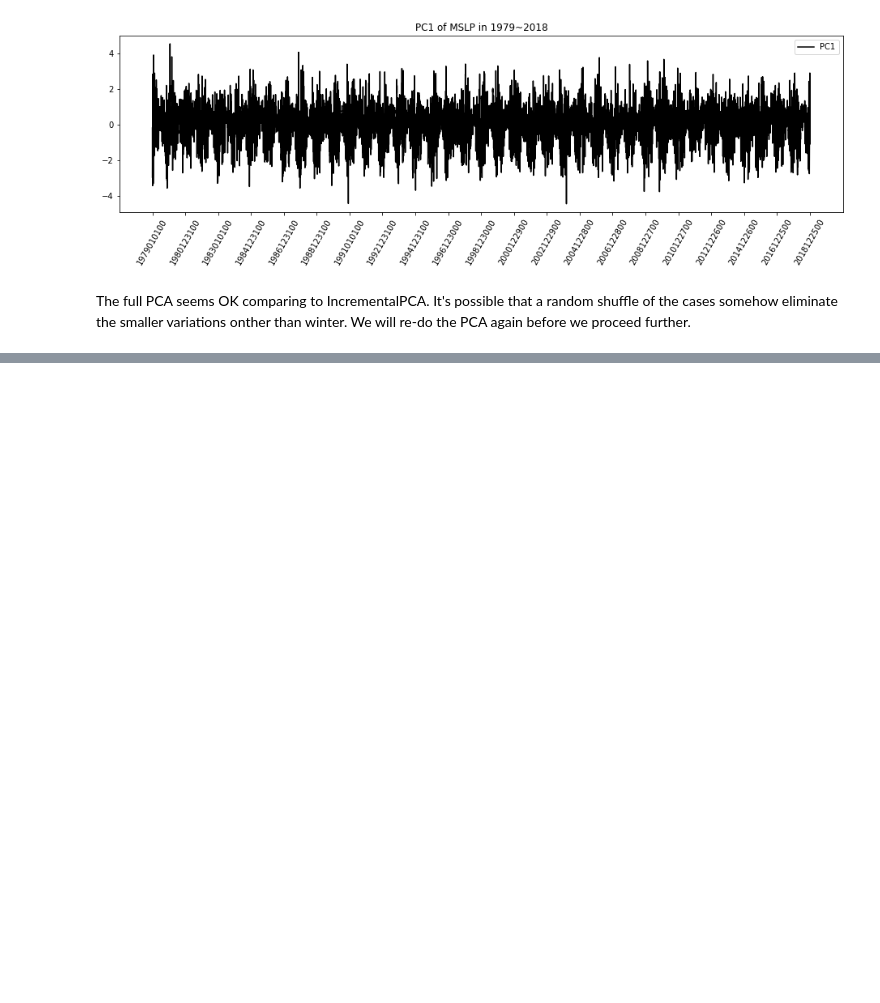
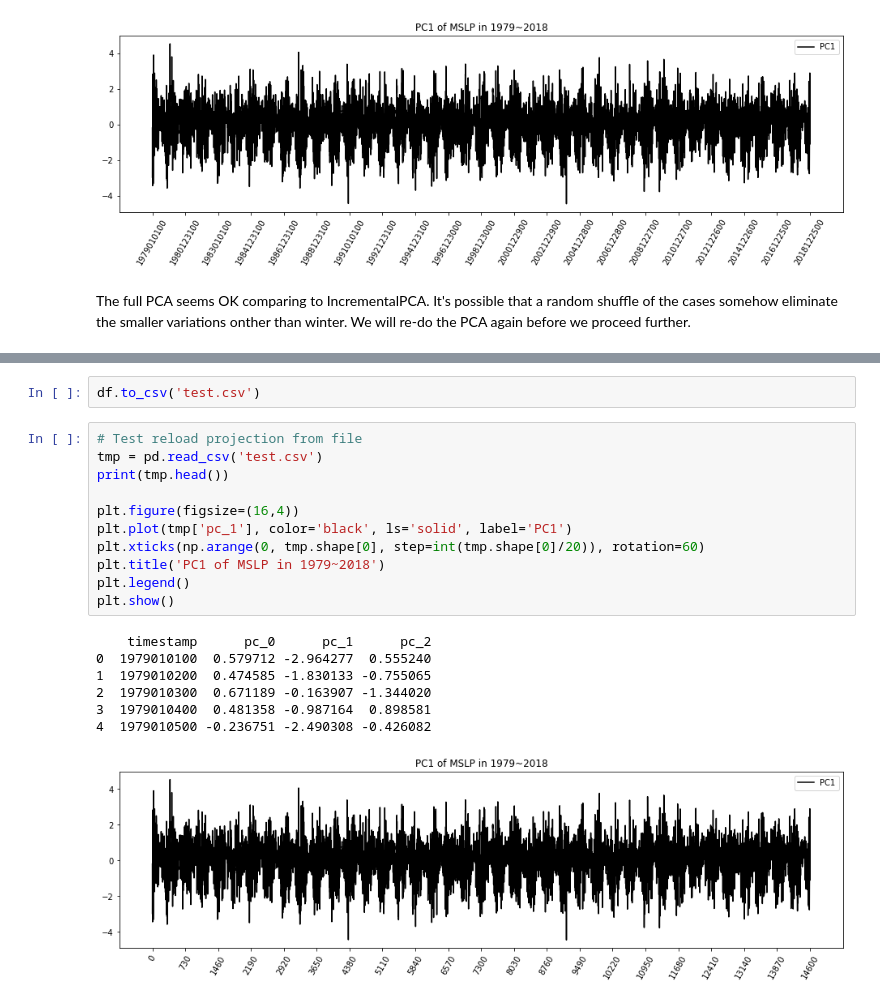
Before and after one commit to tingsyo/storm_tracker_to_vaisala, a Jupyter notebook: notebook/05_Exame_ERA5_data.ipynb, the cells around one changed output, grey strips where cells are left out. Drawn from its saved outputs; the diff is of its cells as text; blank space fills up the shorter version.

```diff
--- a/notebook/05_Exame_ERA5_data.ipynb
+++ b/notebook/05_Exame_ERA5_data.ipynb
@@ -278,0 +296,21 @@ The full PCA seems OK comparing to IncrementalPCA. It's possible that a random s
+# %%
+df.to_csv('test.csv')
+# %%
+# Test reload projection from file
+tmp = pd.read_csv('test.csv')
+print(tmp.head())
+
+plt.figure(figsize=(16,4))
+plt.plot(tmp['pc_1'], color='black', ls='solid', label='PC1')
+plt.xticks(np.arange(0, tmp.shape[0], step=int(tmp.shape[0]/20)), rotation=60)
+plt.title('PC1 of MSLP in 1979~2018')
+plt.legend()
+plt.show()
+# %% [output]
+    timestamp      pc_0      pc_1      pc_2
+0  1979010100  0.579712 -2.964277  0.555240
+1  1979010200  0.474585 -1.830133 -0.755065
+2  1979010300  0.671189 -0.163907 -1.344020
+3  1979010400  0.481358 -0.987164  0.898581
+4  1979010500 -0.236751 -2.490308 -0.426082
+[figure, added]
```
Also changed, not shown: parts of 6 cells of this notebook, 1 other file.
